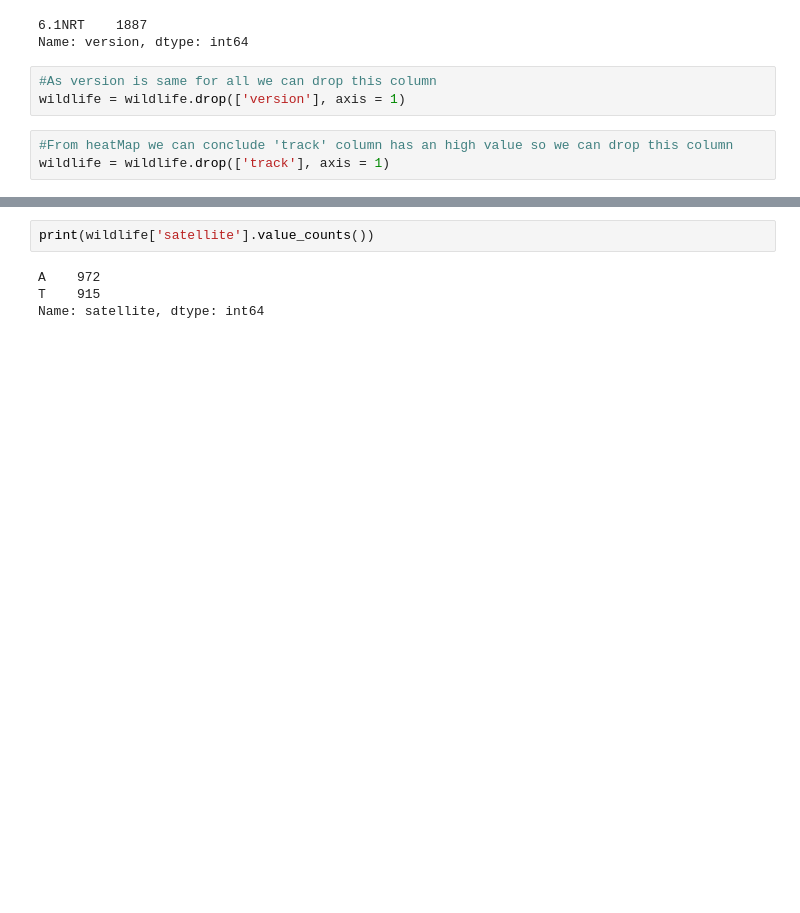
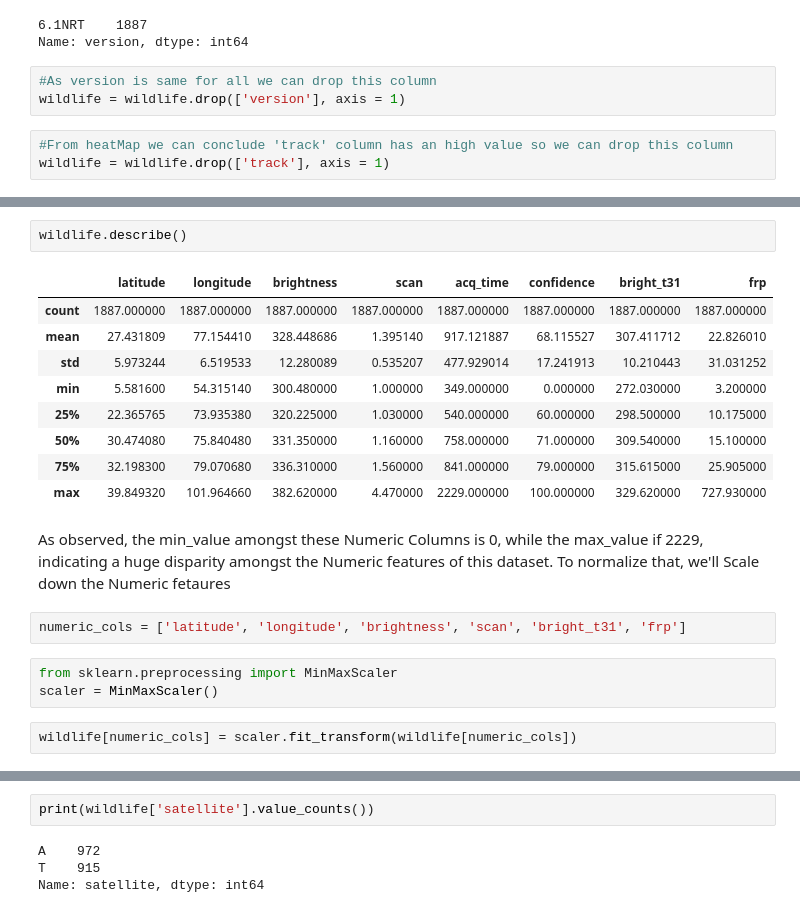
Before and after one commit to shrey38/Wildlife-Fire-Prediction-and-Detection-in-Uttrakhand, a Jupyter notebook: Predicting Wildlife Model.ipynb, the cells around one changed output, grey strips where cells are left out. Cells and saved outputs as stored; diff of their text form; blank space fills up the shorter version.

```diff
--- a/Predicting Wildlife Model.ipynb
+++ b/Predicting Wildlife Model.ipynb
@@ -76,0 +94,22 @@ wildlife = wildlife.drop(['track'], axis = 1)
+# %%
+wildlife.describe()
+# %% [output]
+|  | latitude | longitude | brightness | scan | acq_time | confidence | bright_t31 | frp |
+| count | 1887.000000 | 1887.000000 | 1887.000000 | 1887.000000 | 1887.000000 | 1887.000000 | 1887.000000 | 1887.000000 |
+| mean | 27.431809 | 77.154410 | 328.448686 | 1.395140 | 917.121887 | 68.115527 | 307.411712 | 22.826010 |
+| std | 5.973244 | 6.519533 | 12.280089 | 0.535207 | 477.929014 | 17.241913 | 10.210443 | 31.031252 |
+| min | 5.581600 | 54.315140 | 300.480000 | 1.000000 | 349.000000 | 0.000000 | 272.030000 | 3.200000 |
+| 25% | 22.365765 | 73.935380 | 320.225000 | 1.030000 | 540.000000 | 60.000000 | 298.500000 | 10.175000 |
+| 50% | 30.474080 | 75.840480 | 331.350000 | 1.160000 | 758.000000 | 71.000000 | 309.540000 | 15.100000 |
+| 75% | 32.198300 | 79.070680 | 336.310000 | 1.560000 | 841.000000 | 79.000000 | 315.615000 | 25.905000 |
+| max | 39.849320 | 101.964660 | 382.620000 | 4.470000 | 2229.000000 | 100.000000 | 329.620000 | 727.930000 |
+# %% [markdown]
+As observed, the min_value amongst these Numeric Columns is 0, while the max_value if 2229, indicating a huge disparity amongst the Numeric features of this dataset.
+To normalize that, we'll Scale down the Numeric fetaures
+# %%
+numeric_cols = ['latitude', 'longitude', 'brightness', 'scan', 'bright_t31', 'frp']
+# %%
+from sklearn.preprocessing import MinMaxScaler
+scaler = MinMaxScaler()
+# %%
+wildlife[numeric_cols] = scaler.fit_transform(wildlife[numeric_cols])
```
Also changed, not shown: parts of 15 cells of this notebook.
